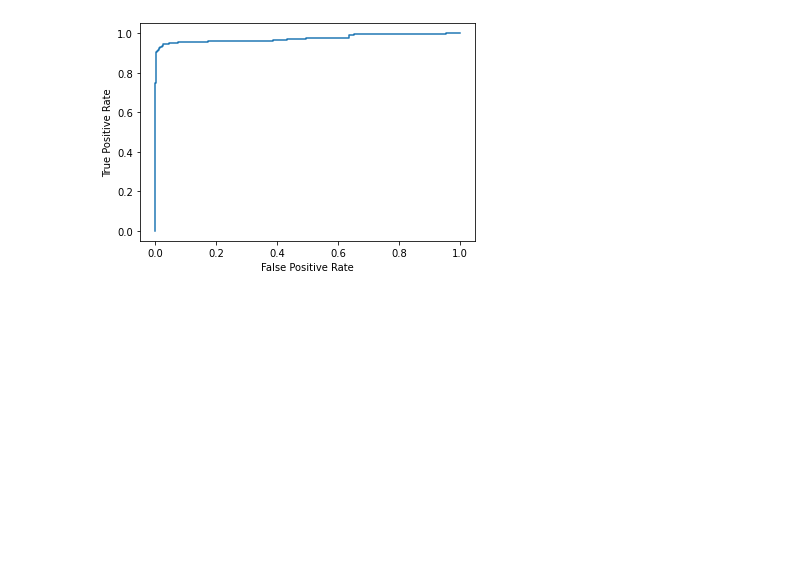
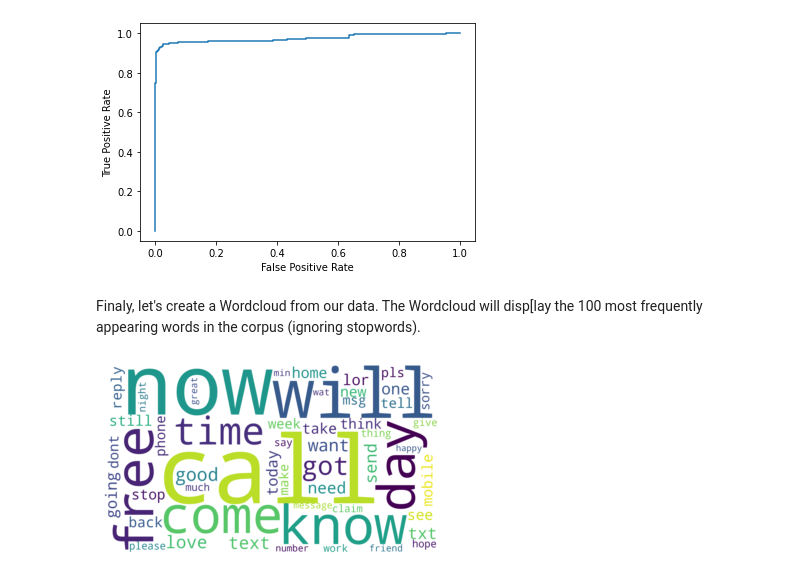
Before and after one commit to himalayahall/DATA607, a Jupyter notebook: Project4/Tensorflow_SMS_Categorize.ipynb, the cells around one changed output. Drawn from its saved outputs; the diff is of its cells as text; code cells hidden in the pictures; blank space fills up the shorter version.

```diff
--- a/Project4/Tensorflow_SMS_Categorize.ipynb
+++ b/Project4/Tensorflow_SMS_Categorize.ipynb
@@ -228,3 +241,31 @@ evaluateModel(model)
 Accuracy 0.9784517288208008
 [figure]
 [figure]
+# %% [markdown]
+Finaly, let's create a Wordcloud from our data. The Wordcloud will disp[lay the 100 most frequently appearing words in the corpus (ignoring stopwords).
+# %%
+sms_words = ""
+for val in df.sms:
+
+    # Lowercase each word
+    tokens = [tok.lower() for tok in val.split()]
+
+    sms_words += " ".join(tokens)
+# %%
+from wordcloud import WordCloud, STOPWORDS
+
+stopwords = set(STOPWORDS)
+wordcloud = WordCloud(background_color='white',  width = 1920, height = 1080,
+                      min_word_length=3,
+                collocations = False,
+                stopwords = stopwords,
+                max_words = 100,
+                min_font_size = 50).generate(sms_words)
+
+ # plot the WordCloud image
+plt.figure()
+plt.imshow(wordcloud, interpolation="bilinear")
+plt.axis("off")
+plt.show()
+# %% [output]
+[figure, added]
```
Also changed, not shown: parts of 7 cells of this notebook.
